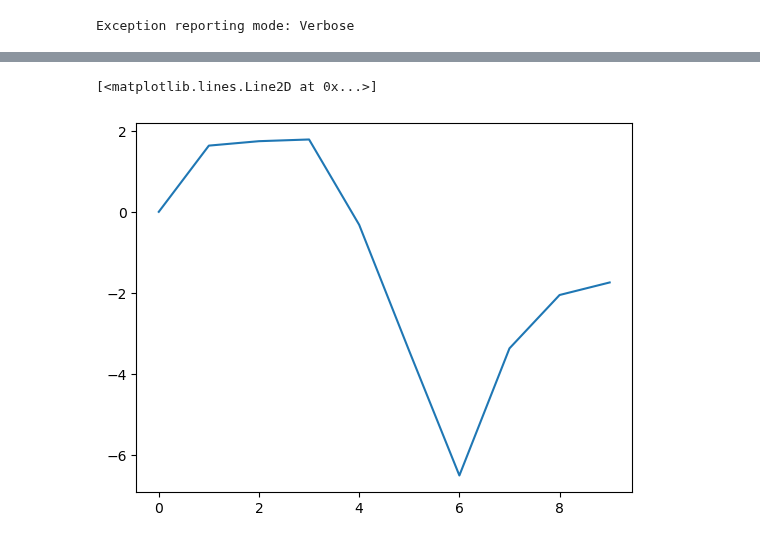
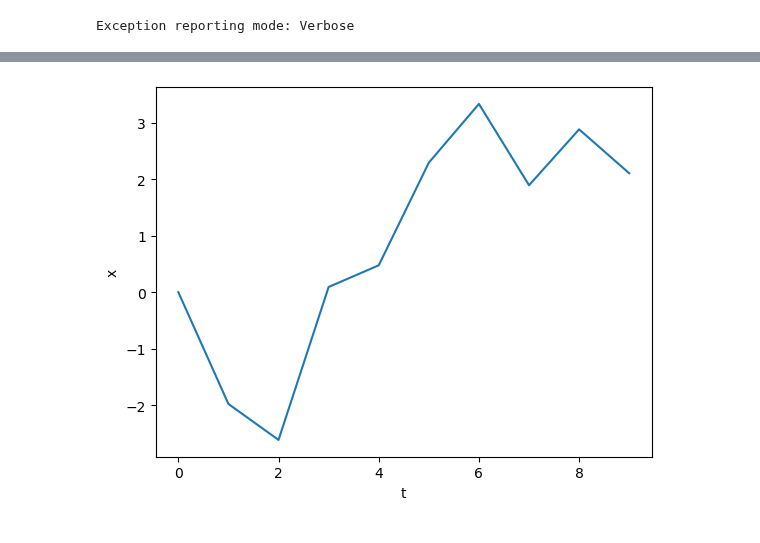
Before and after one commit to pymc-devs/pymc-extras, a Jupyter notebook: notebooks/INLA Example.ipynb, the cells around one changed output, grey strips where cells are left out. Cells and saved outputs as stored; diff of their text form; code cells hidden in the pictures.

```diff
--- a/notebooks/INLA Example.ipynb
+++ b/notebooks/INLA Example.ipynb
@@ -39,25 +54,27 @@ As it stands, INLA in PyMC Extras has three main limitations:
 # %%
-rng = np.random.default_rng(12345)
+rng = np.random.default_rng(123)
 
 T = 10
 x = np.zeros((T,))
 
 # true stationarity:
 true_theta = 0.95
 # true standard deviation of the innovation:
 true_sigma = 2.0
 # true process mean:
 true_center = 0.0
 
 for t in range(1, T):
-    x[t] = true_theta * x[t - 1] + np.random.normal(loc=true_center, scale=true_sigma)
+    x[t] = true_theta * x[t - 1] + rng.normal(loc=true_center, scale=true_sigma)
 
 y_obs = rng.poisson(np.exp(x))
 
 plt.plot(np.arange(T), x)
+plt.xlabel("t")
+plt.ylabel("x")
+plt.show()
 # %% [output]
-[<matplotlib.lines.Line2D at 0x...>]
-[figure, old version]
+[figure, new version]
 # %%
 with pm.Model() as ar1:
     theta = pm.Normal("theta", 0.0, 1.0)
```
Also changed, not shown: parts of 9 cells of this notebook.
